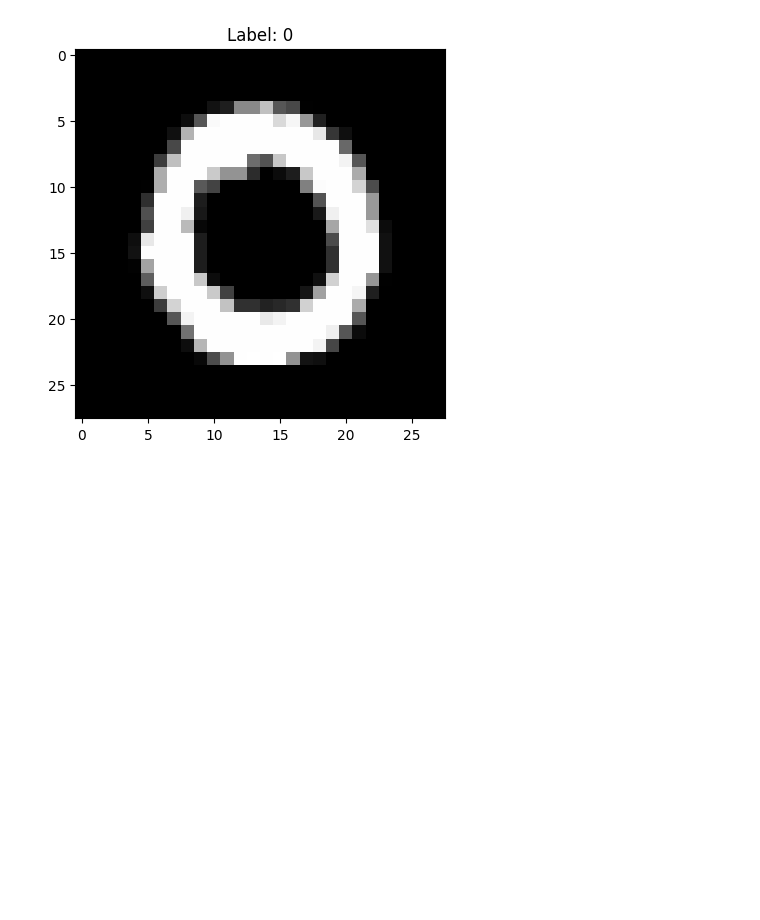
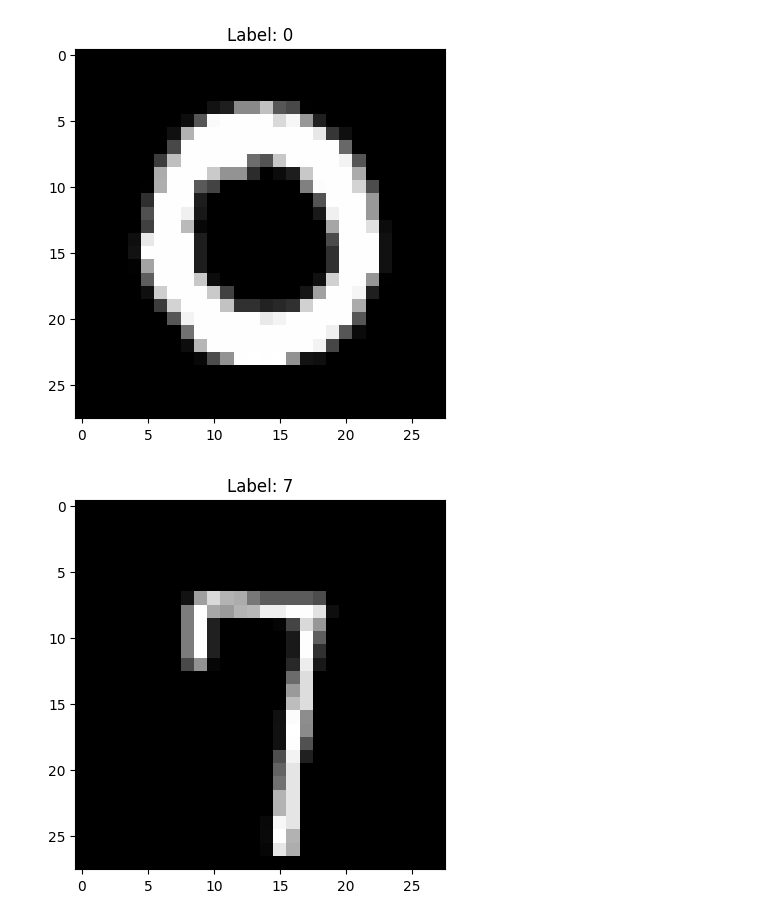
Before and after one commit to Cognitive-Systems-Laboratory/digit-recognizer, a Jupyter notebook: EDA.ipynb, the cells around one changed output. Saved outputs shown, nothing was run; the diff lists cells and outputs as text; code cells hidden in the pictures; blank space fills up the shorter version.

Commit message:
Make digit vector to matrix

```diff
--- a/EDA.ipynb
+++ b/EDA.ipynb
@@ -32,4 +32,17 @@ plt.imshow(sample_digit, cmap="gray")
 plt.title(f"Label: {df.label.iloc[index]}");
 # %% [output]
 [figure]
+# %%
+# 아주 원시적인 함수화
+# 이 때 df는 밖에서 정의되어 있다는 점에 유의.
+def vector2img(index):
+    pixels = df.filter(like="pixel")
+    sample_digit = pixels.iloc[index].values
+    sample_digit = sample_digit.reshape(28, 28)
+    plt.imshow(sample_digit, cmap="gray")
+    plt.title(f"Label: {df.label.iloc[index]}");
+    return sample_digit
+vector2img(50);
+# %% [output]
+[figure, added]
 # %%
```
Also changed, not shown: parts of 3 cells of this notebook.
